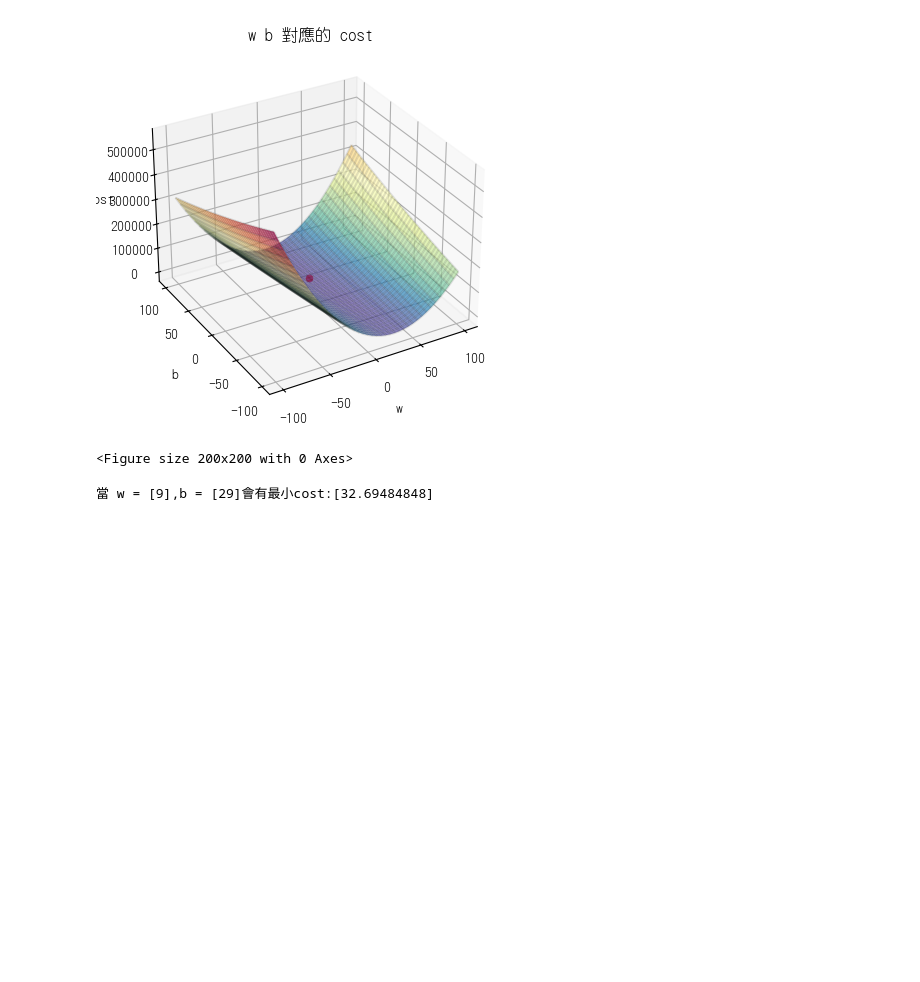
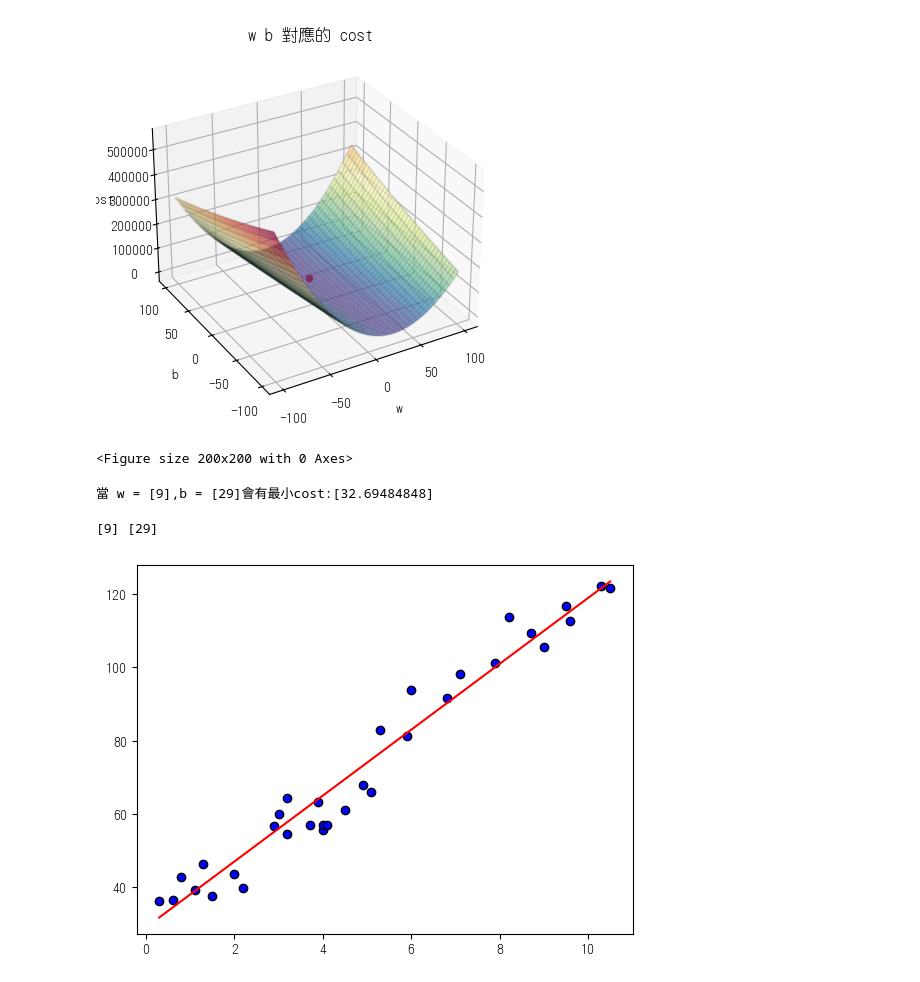
Before and after one commit to 1030Tim/MachineLearning, a Jupyter notebook: SimplrLinearRegression/costfunction.ipynb, the cells around one changed output. Drawn from its saved outputs; the diff is of its cells as text; code cells hidden in the pictures; blank space fills up the shorter version.

```diff
--- a/SimplrLinearRegression/costfunction.ipynb
+++ b/SimplrLinearRegression/costfunction.ipynb
@@ -140,3 +139,14 @@ print(f"當 w = {ws[w_index]},b = {bs[y_index]}會有最小cost:{costs[w_index,y
 [figure]
 <Figure size 200x200 with 0 Axes>
 當 w = [9],b = [29]會有最小cost:[32.69484848]
+# %%
+print(ws[w_index],bs[y_index])
+# %% [output]
+[9] [29]
+# %%
+plt.scatter(x,y,edgecolors='black',color='blue')
+y_pred = ws[w_index]*x+bs[y_index]
+plt.plot(x,y_pred,color='red')
+plt.show()
+# %% [output]
+[figure, added]
```
Also changed, not shown: parts of 1 cell of this notebook, 8 other files.
